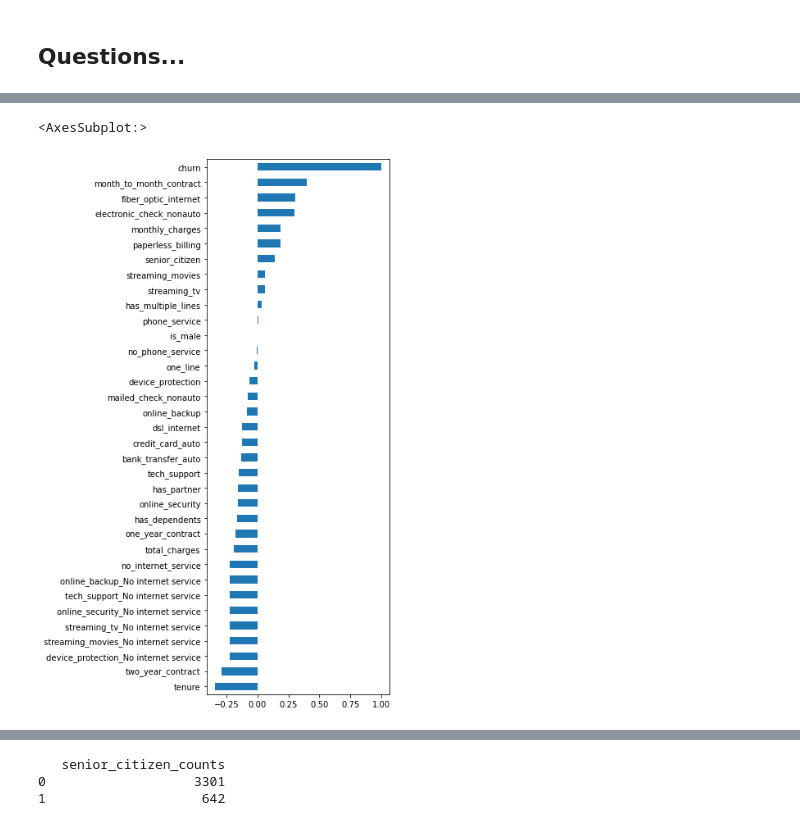
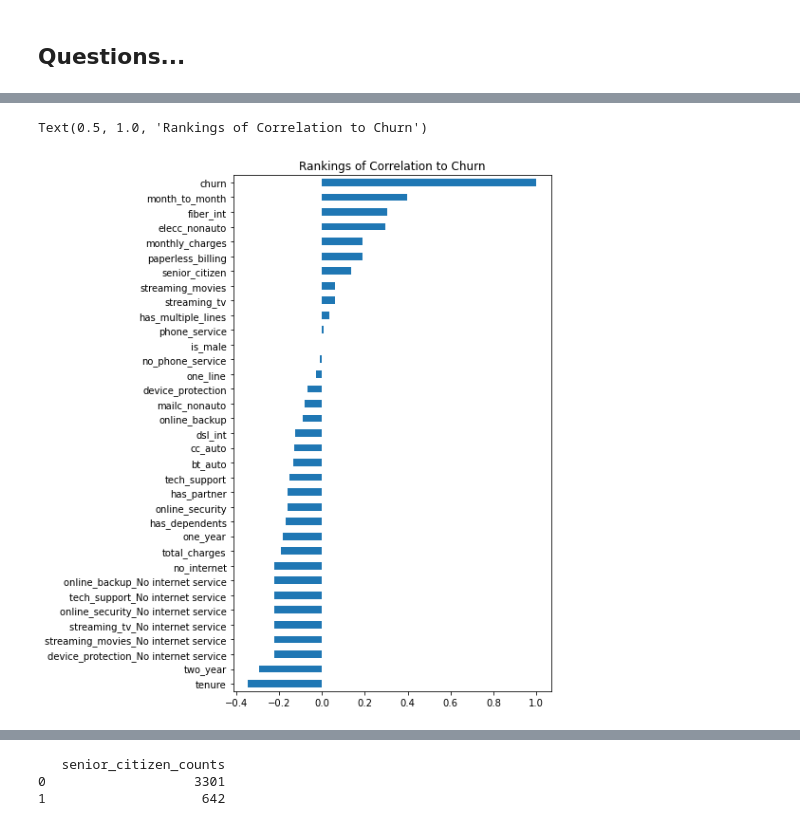
Before and after one commit to jnolf/Codeup-Projects, a Jupyter notebook: classifications_project_workbook.ipynb, the cells around one changed output, grey strips where cells are left out. Drawn from its saved outputs; the diff is of its cells as text; code cells hidden in the pictures.

```diff
--- a/classifications_project_workbook.ipynb
+++ b/classifications_project_workbook.ipynb
@@ -184,14 +170,14 @@ df.rename(columns ={ 'gender_Male': 'is_male',
                     'multiple_lines_No': 'one_line',
                     'multiple_lines_No phone service': 'no_phone_service',
                     'multiple_lines_Yes': 'has_multiple_lines',
-                    'contract_type_Month-to-month': 'month_to_month_contract',
-                    'contract_type_One year': 'one_year_contract',
-                    'contract_type_Two year': 'two_year_contract',
-                    'internet_service_type_DSL': 'dsl_internet',
-                    'internet_service_type_Fiber optic': 'fiber_optic_internet',
-                    'internet_service_type_None': 'no_internet_service',
-                    'payment_type_Bank transfer (automatic)': 'bank_transfer_auto',
-                    'payment_type_Credit card (automatic)': 'credit_card_auto',
-                    'payment_type_Electronic check': 'electronic_check_nonauto',
-                    'payment_type_Mailed check': 'mailed_check_nonauto'},
+                    'contract_type_Month-to-month': 'month_to_month',
+                    'contract_type_One year': 'one_year',
+                    'contract_type_Two year': 'two_year',
+                    'internet_service_type_DSL': 'dsl_int',
+                    'internet_service_type_Fiber optic': 'fiber_int',
+                    'internet_service_type_None': 'no_internet',
+                    'payment_type_Bank transfer (automatic)': 'bt_auto',
+                    'payment_type_Credit card (automatic)': 'cc_auto',
+                    'payment_type_Electronic check': 'elecc_nonauto',
+                    'payment_type_Mailed check': 'mailc_nonauto'},
           inplace = True)
@@ -327,11 +323,12 @@ train.shape, validate.shape, test.shape
 # %%
 # Take a look at how all categories correlate to churn with a horizontal
 # bar plot.
 
-train.corr()['churn'].sort_values().plot(kind='barh', figsize=(4,12))
+train.corr()['churn'].sort_values().plot(kind='barh', figsize=(6,10))
+plt.title('Rankings of Correlation to Churn')
 # %% [output]
-<AxesSubplot:>
+Text(0.5, 1.0, 'Rankings of Correlation to Churn')
-[figure, old version]
+[figure, new version]
 # %%
 # Take a look at categorical columns
 for col in cat_cols:
```
Also changed, not shown: parts of 79 cells of this notebook, 2 other files.
